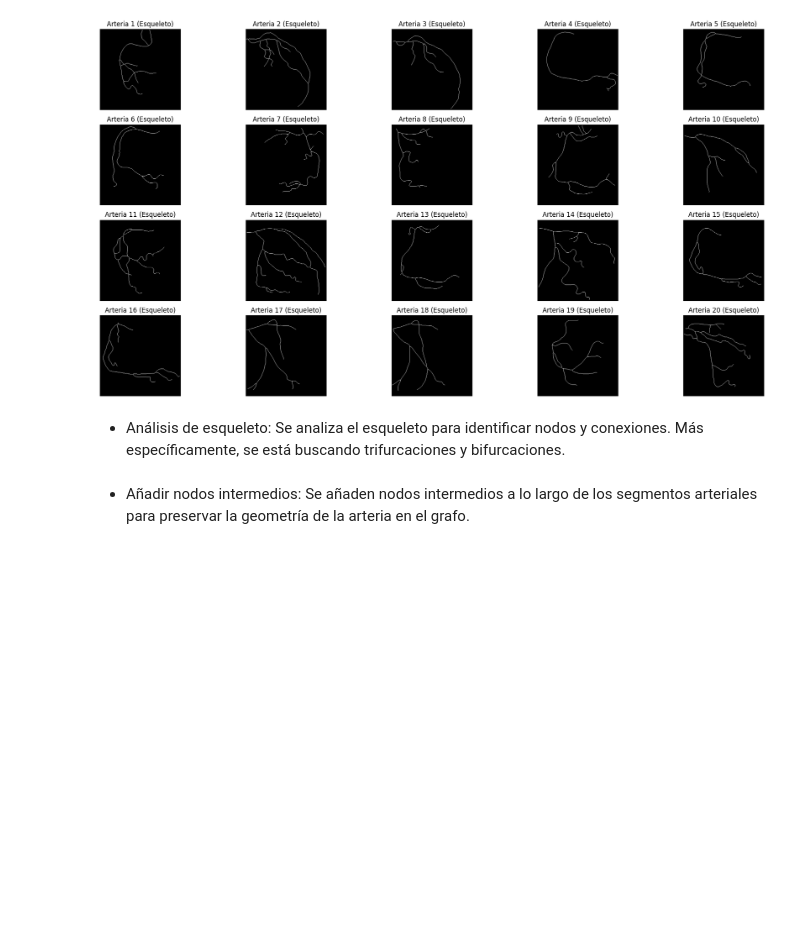
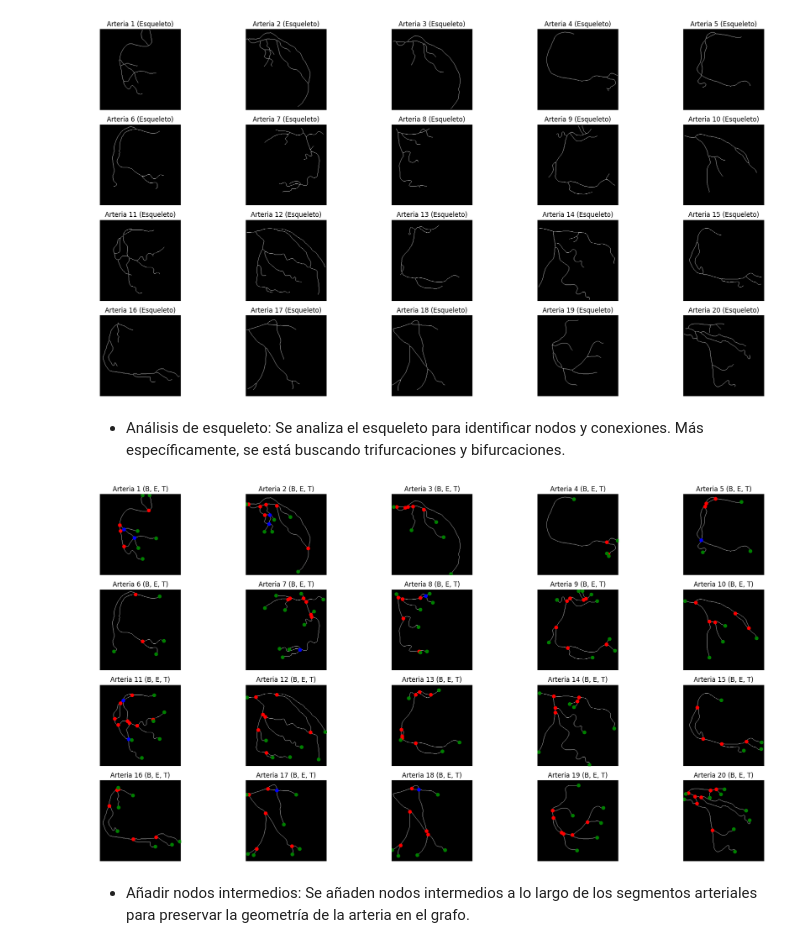
Before and after one commit to stefanoaragoni/Proyecto1_VisionComputadora, a Jupyter notebook: Problema2.ipynb, the cells around one changed output. Saved outputs shown, nothing was run; the diff lists cells and outputs as text; code cells hidden in the pictures; blank space fills up the shorter version.

Commit message:
Bifurcaciones y Trifurcaciones Update

```diff
--- a/Problema2.ipynb
+++ b/Problema2.ipynb
@@ -208,3 +251,32 @@ analized_skeleton_images = [analyze_skeleton(image) for image in skeleton_images
+# %%
+# Mostrar las imágenes con bifurcaciones, extremos y trifurcaciones
+num_rows = 4
+num_cols = 5
+fig, axes = plt.subplots(num_rows, num_cols, figsize=(20, 10))
+
+# Iterar sobre las imágenes esqueletizadas y mostrarlas en la cuadrícula
+for i in range(20):  # Asumiendo que hay 20 imágenes
+
+    skeleton_image = skeleton_images[i]  # Esta es la imagen esqueletizada original
+    bifurcations, endpoints, trifurcations = analized_skeleton_images[i]   # bifurcaciones, enpoints, trifurcaciones
+
+    axes[i // num_cols, i % num_cols].imshow(skeleton_image, cmap='gray')
+
+    if bifurcations:
+        axes[i // num_cols, i % num_cols].scatter(*zip(*bifurcations), color='red')
+    if trifurcations:
+        axes[i // num_cols, i % num_cols].scatter(*zip(*trifurcations), color='blue')
+    if endpoints:
+        axes[i // num_cols, i % num_cols].scatter(*zip(*endpoints), color='green')
+
+    axes[i // num_cols, i % num_cols].axis('off')
+    axes[i // num_cols, i % num_cols].set_title(f'Arteria {i + 1} (B, E, T)')
+
+# Ajustar el espacio entre las subfiguras
+plt.tight_layout()
+plt.show()
+# %% [output]
+[figure, added]
 # %% [markdown]
 - Añadir nodos intermedios: Se añaden nodos intermedios a lo largo de los segmentos arteriales para preservar la geometría de la arteria en el grafo.
 # %%
```
Also changed, not shown: parts of 5 cells of this notebook.
